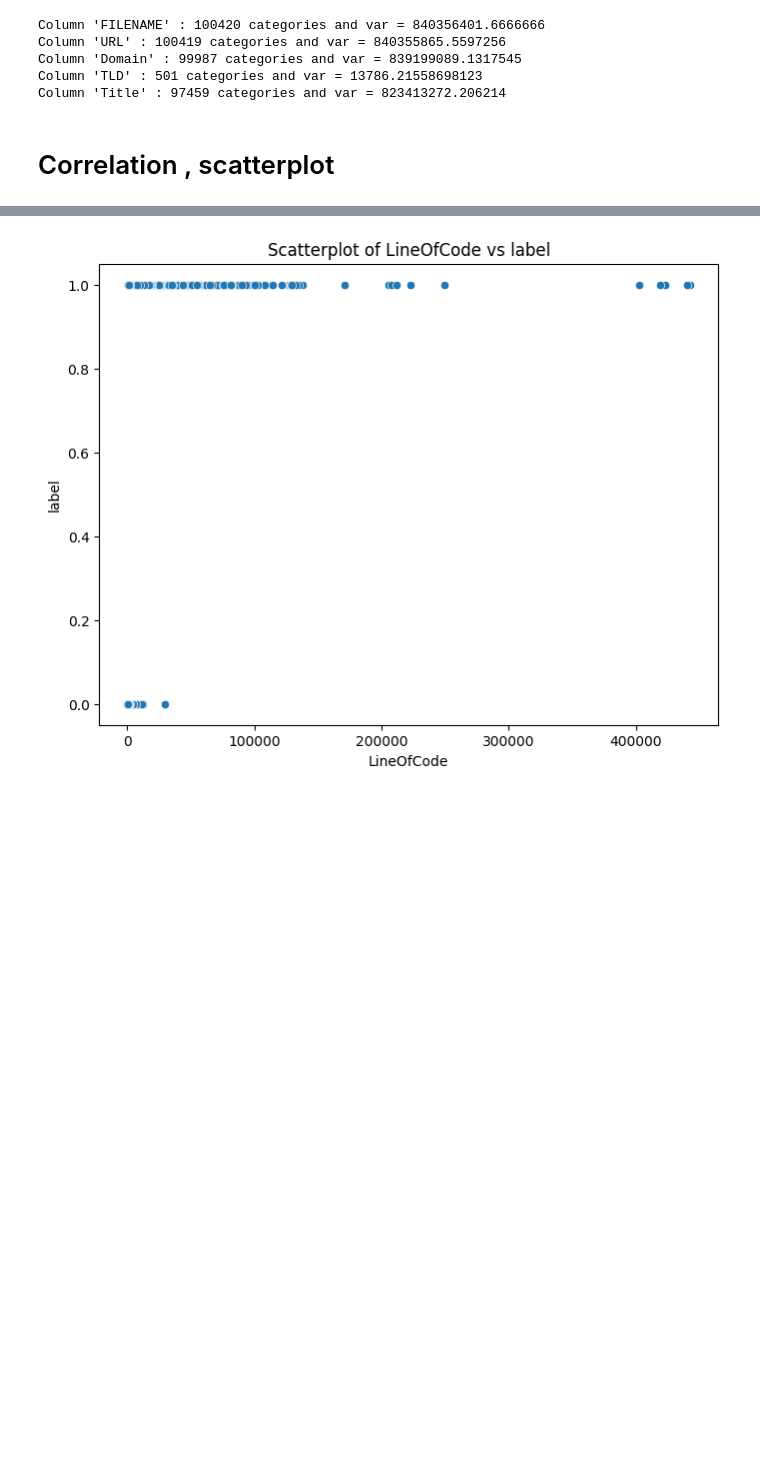
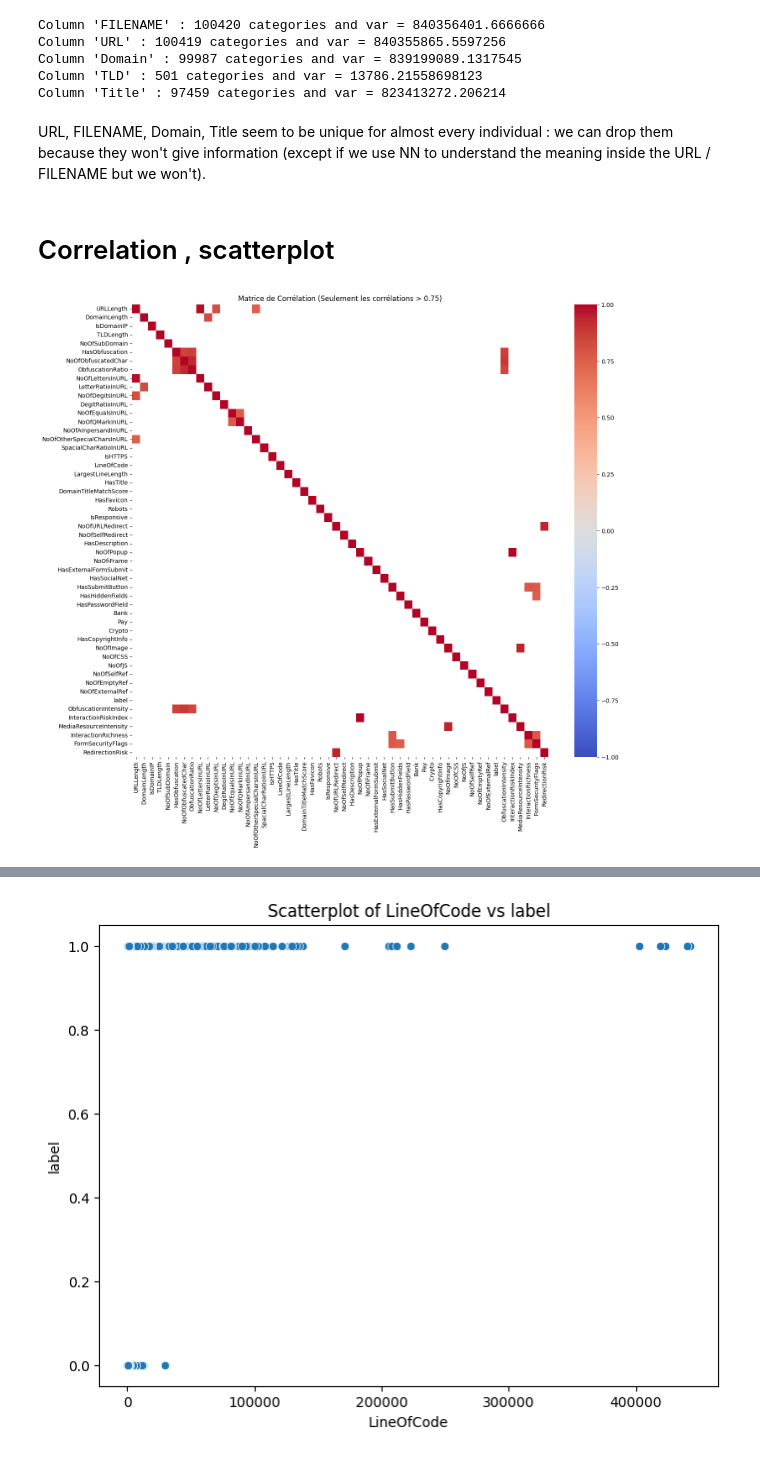
Before and after one commit to mathildadmbl/challenge2, a Jupyter notebook: challenge_2.ipynb, the cells around one changed output, grey strips where cells are left out. Drawn from its saved outputs; the diff is of its cells as text; code cells hidden in the pictures; blank space fills up the shorter version.

```diff
--- a/challenge_2.ipynb
+++ b/challenge_2.ipynb
@@ -123,3 +123,5 @@ Column 'URL' : 100419 categories and var = 840355865.5597256
 Column 'Domain' : 99987 categories and var = 839199089.1317545
 Column 'TLD' : 501 categories and var = 13786.21558698123
 Column 'Title' : 97459 categories and var = 823413272.206214
+# %% [markdown]
+URL, FILENAME, Domain, Title seem to be unique for almost every individual : we can drop them because they won't give information (except if we use NN to understand the meaning inside the URL / FILENAME but we won't).
@@ -127,4 +132,18 @@ Column 'Title' : 97459 categories and var = 823413272.206214
 # Correlation , scatterplot
 # %%
 dfnum = train.select_dtypes(include=['number'])
+# %%
+import numpy as np
+import seaborn as sns
+import matplotlib.pyplot as plt
+
+correlation_matrix_pearson = dfnum.corr(method='pearson')
+
+filtered_correlation_matrix = correlation_matrix_pearson.where(np.abs(correlation_matrix_pearson) > 0.75)
+plt.figure(figsize=(16, 14))
+sns.heatmap(filtered_correlation_matrix, cmap='coolwarm', vmin=-1, vmax=1, mask=filtered_correlation_matrix.isnull())
+plt.title("Matrice de Corrélation (Seulement les corrélations > 0.75)")
+plt.show()
+# %% [output]
+[figure, added]
 # %%
```
Also changed, not shown: parts of 11 cells of this notebook.
